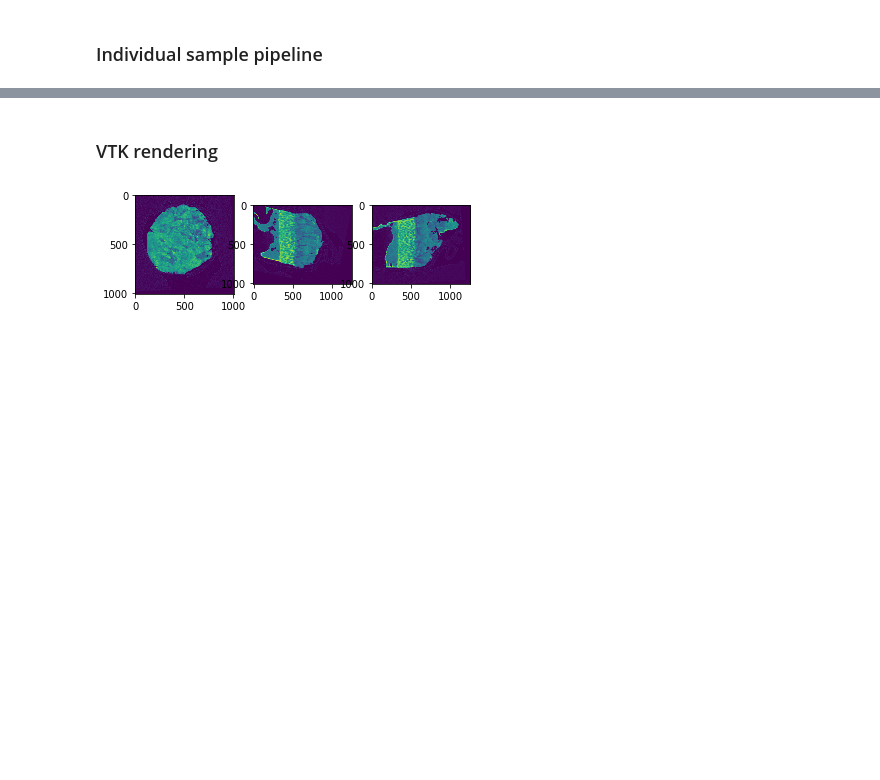
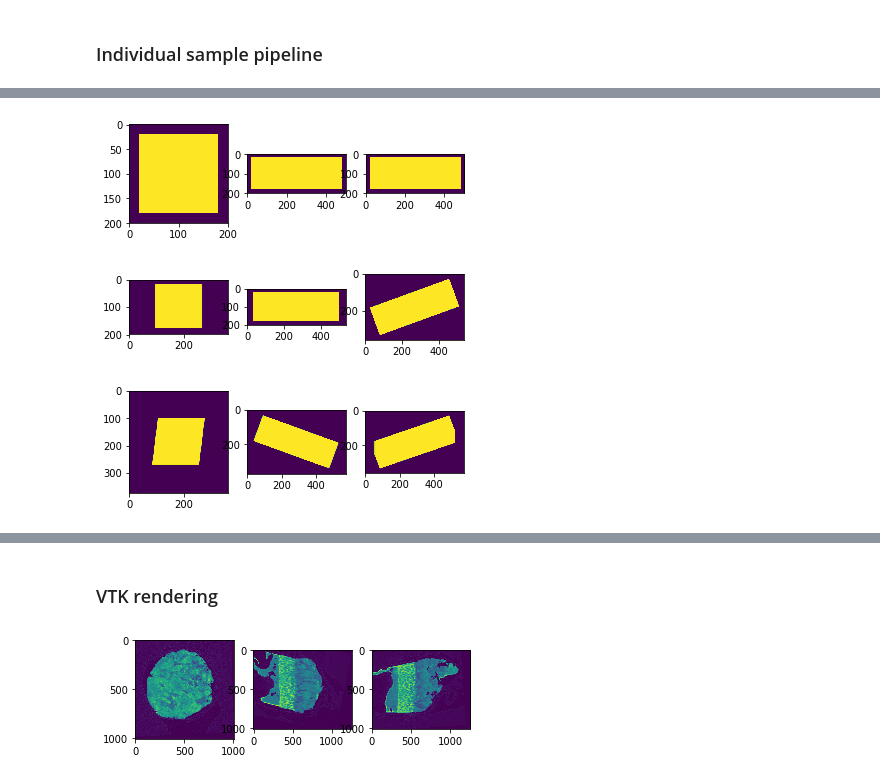
Before and after one commit to MIPT-Oulu/3DHistoGrading, a Jupyter notebook: 3DGradingModels/PythonGrading/CreateMeanStd.ipynb, the cells around one changed output, grey strips where cells are left out. Saved outputs shown, nothing was run; the diff lists cells and outputs as text; code cells hidden in the pictures; blank space fills up the shorter version.

```diff
--- a/3DGradingModels/PythonGrading/CreateMeanStd.ipynb
+++ b/3DGradingModels/PythonGrading/CreateMeanStd.ipynb
@@ -503,0 +217,24 @@ Sample name: 15_L6TL_2
+# %%
+from scipy.ndimage.interpolation import rotate
+savepath = r'Z:\3DHistoData\Test data\Cube2'
+test = np.uint8(np.zeros((200,200,500)))
+test[20:-20,20:-20,20:-20] = 255
+PrintOrthogonal(test)
+
+RenderVolume(test)
+test = rotate(test, 20, (1,2))
+PrintOrthogonal(test)
+test = rotate(test, -20, (0,2))
+PrintOrthogonal(test)
+
+#xangle = RotationMatrix(np.pi/4, 0)
+#yangle = RotationMatrix(-np.pi/4, 1)
+#test = affine_transform(test, xangle)
+#test = affine_transform(test, yangle)
+
+Save(savepath, 'Rotated_Cube', test)
+RenderVolume(test)
+# %% [output]
+[figure, added]
+[figure, added]
+[figure, added]
```
Also changed, not shown: parts of 7 cells of this notebook, 5 other files.
